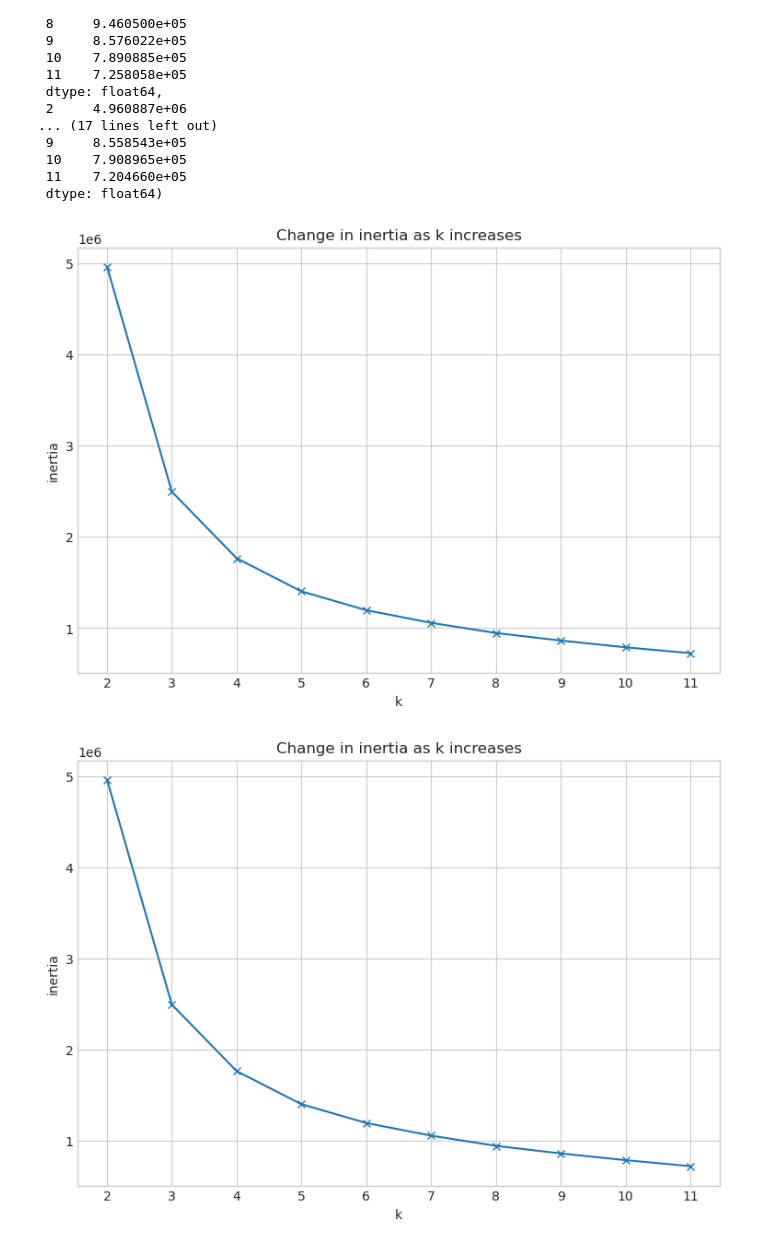
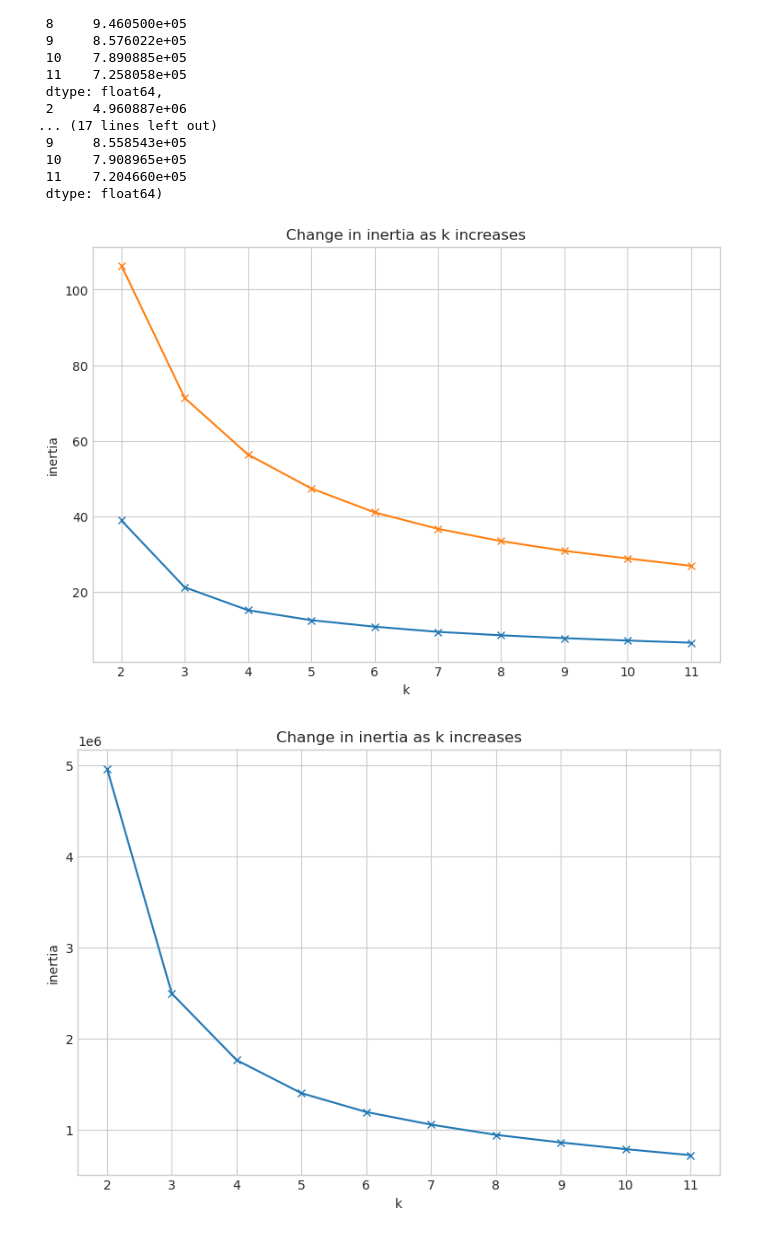
Before and after one commit to Villa-Pirovits/quality-uncorked, a Jupyter notebook: pirovits-work/prepare.ipynb, the cells around one changed output. Drawn from its saved outputs; the diff is of its cells as text; code cells hidden in the pictures.

```diff
--- a/pirovits-work/prepare.ipynb
+++ b/pirovits-work/prepare.ipynb
@@ -137,6 +140,14 @@ def scale_data(X_train, X_validate, X_test):
     X_validate_scaled = scaler.transform(X_validate)
     X_test_scaled = scaler.transform(X_test)
 
+    #Turn array back into dataframe and rename to original columns
+    columns = X_train.columns #List of Columns
+    numbers = [0,1,2,3,4,5,6,7,8,9,10] #List of numbers for the scaled np array I'm converting into a dataframe
+    zipped= dict(zip(numbers, columns))
+    X_train_scaled = pd.DataFrame(X_train_scaled).rename(columns=zipped)
+    X_validate_scaled = pd.DataFrame(X_validate_scaled).rename(columns=zipped)
+    X_test_scaled = pd.DataFrame(X_test_scaled).rename(columns=zipped)
+
     return X_train_scaled, X_validate_scaled, X_test_scaled
 
 X_train_scaled, X_validate_scaled, X_test_scaled = scale_data(X_train, X_validate, X_test)
@@ -364,15 +467,18 @@ x,y,z
 # %%
 with plt.style.context('seaborn-whitegrid'):
     plt.figure(figsize=(9, 6))
-    pd.Series({k: KMeans(k).fit(X_train_2).inertia_ for k in range(2, 12)}).plot(marker='x')
-#     pd.Series({k: KMeans(k).fit(X_train_3).inertia_ for k in range(2, 12)}).plot(marker='x')
-#     pd.Series({k: KMeans(k).fit(X_train_4).inertia_ for k in range(2, 12)}).plot(marker='x')
+    pd.Series({k: KMeans(k).fit(X_train_scaled[['density', 'alcohol']]).inertia_ for k in range(2, 12)}).plot(marker='x')
+#     pd.Series({k: KMeans(k).fit(X_train_scaled[['density', 'alcohol', 'volatile acidity']]).inertia_ for k in range(2, 12)}).plot(marker='x')
+#     pd.Series({k: KMeans(k).fit(X_train_scaled[['density', 'alcohol', 'volatile acidity', 'chlorides']]).inertia_ for k in range(2, 12)}).plot(marker='x')
+#     pd.Series({k: KMeans(k).fit(X_train_scaled[['sulphates', 'pH', 'density']]).inertia_ for k in range(2, 12)}).plot(marker='x')
+#     pd.Series({k: KMeans(k).fit(X_train_scaled[['sulphates', 'pH', 'total sulfur dioxide']]).inertia_ for k in range(2, 12)}).plot(marker='x')
+    pd.Series({k: KMeans(k).fit(X_train_scaled[['residual sugar', 'alcohol', 'total sulfur dioxide']]).inertia_ for k in range(2, 12)}).plot(marker='x')
     plt.xticks(range(2, 12))
     plt.xlabel('k')
     plt.ylabel('inertia')
     plt.title('Change in inertia as k increases')
 # %% [output]
-[figure, old version]
+[figure, new version]
 # %%
 with plt.style.context('seaborn-whitegrid'):
     plt.figure(figsize=(9, 6))
```
Also changed, not shown: parts of 27 cells of this notebook, 2 other files.
